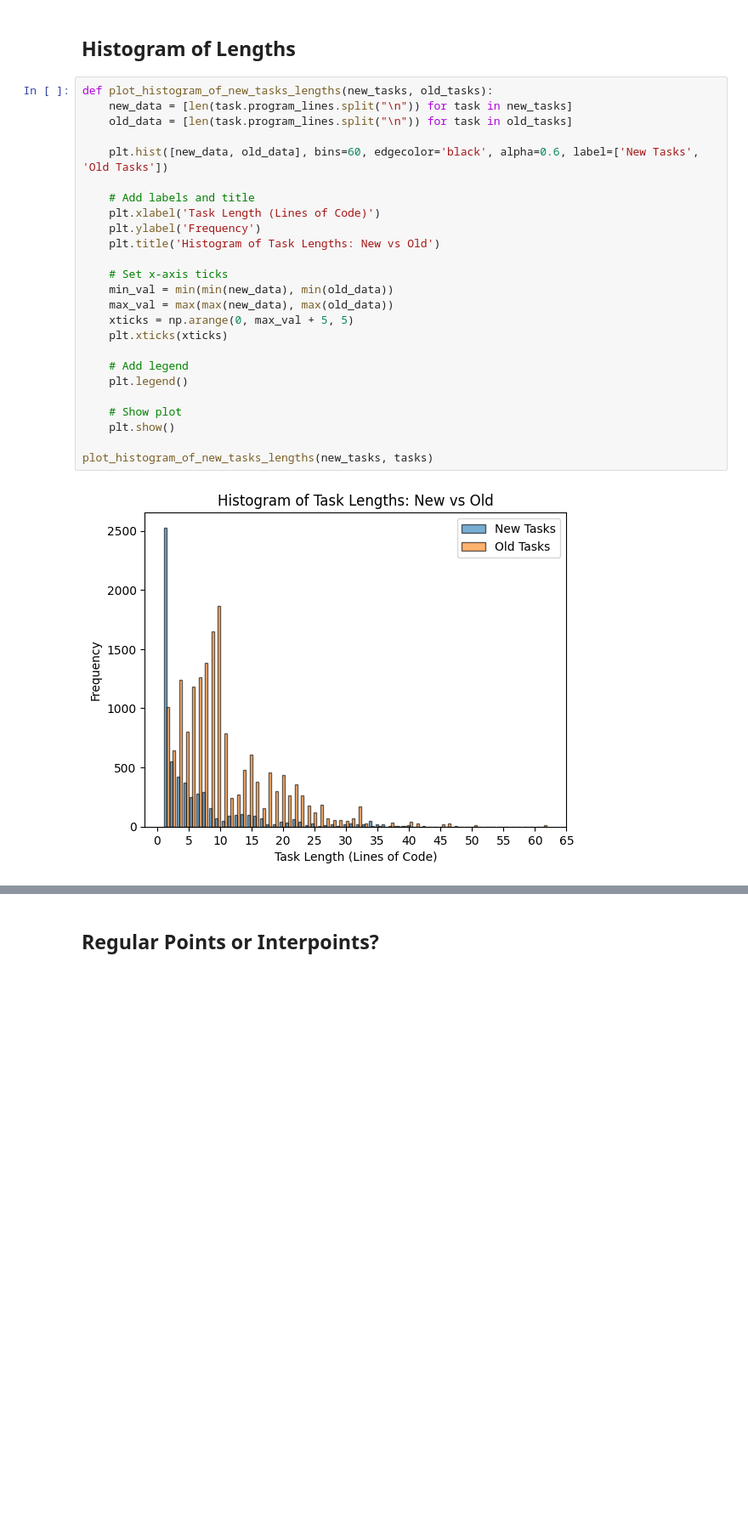
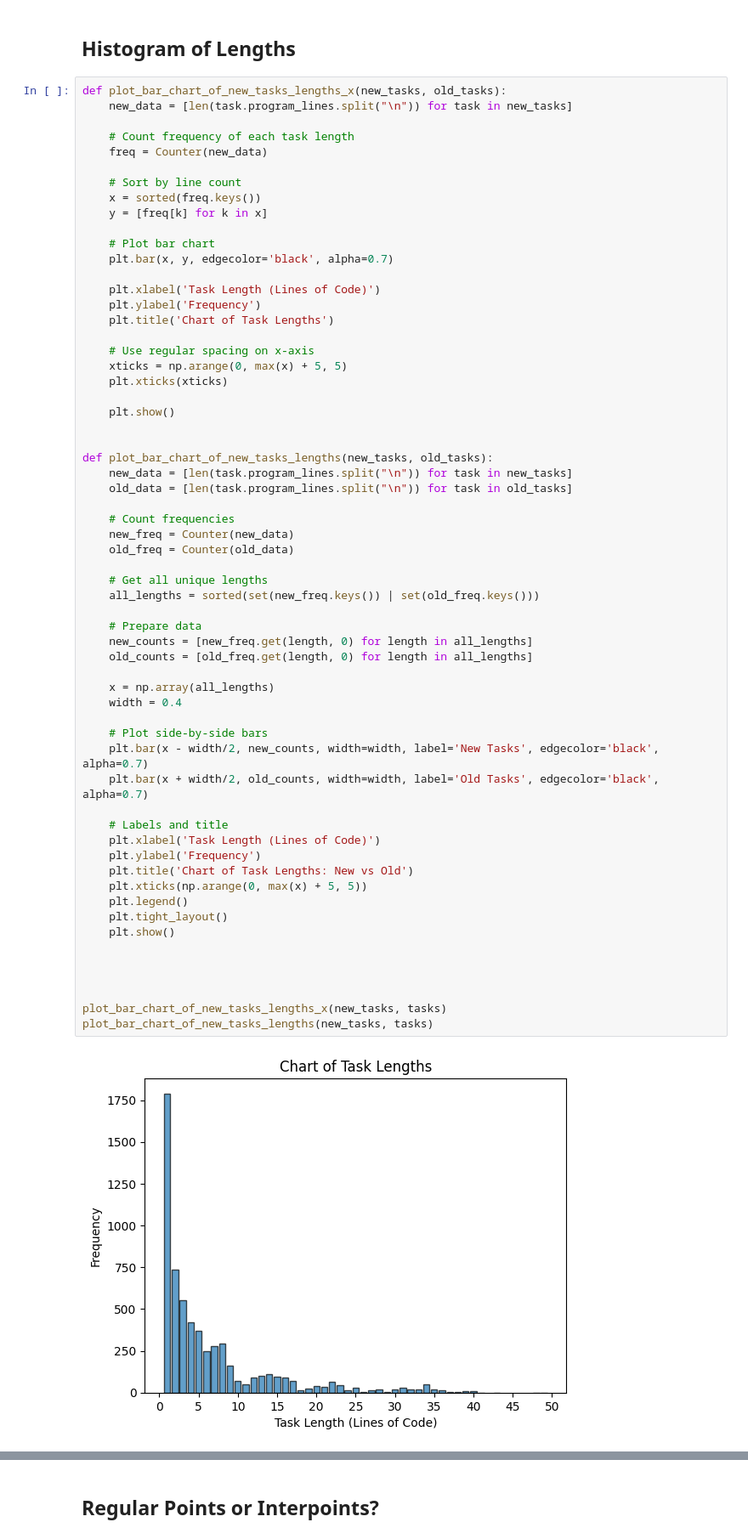
Before and after one commit to MGWSimpson/AlphaARC, a Jupyter notebook: analysis/task_creation.ipynb, the cells around one changed output, grey strips where cells are left out. Shown at 85% size. Drawn from its saved outputs; the diff is of its cells as text; blank space fills up the shorter version.

```diff
--- a/analysis/task_creation.ipynb
+++ b/analysis/task_creation.ipynb
@@ -141,29 +143,65 @@ compute_n_generating_tasks(tasks, new_tasks)
 # %% [markdown]
 ## Histogram of Lengths
 # %%
-def plot_histogram_of_new_tasks_lengths(new_tasks, old_tasks):
+def plot_bar_chart_of_new_tasks_lengths_x(new_tasks, old_tasks):
+    new_data = [len(task.program_lines.split("\n")) for task in new_tasks]
+
+    # Count frequency of each task length
+    freq = Counter(new_data)
+
+    # Sort by line count
+    x = sorted(freq.keys())
+    y = [freq[k] for k in x]
+
+    # Plot bar chart
+    plt.bar(x, y, edgecolor='black', alpha=0.7)
+
+    plt.xlabel('Task Length (Lines of Code)')
+    plt.ylabel('Frequency')
+    plt.title('Chart of Task Lengths')
+
+    # Use regular spacing on x-axis
+    xticks = np.arange(0, max(x) + 5, 5)
+    plt.xticks(xticks)
+
+    plt.show()
+
+
+def plot_bar_chart_of_new_tasks_lengths(new_tasks, old_tasks):
     new_data = [len(task.program_lines.split("\n")) for task in new_tasks]
     old_data = [len(task.program_lines.split("\n")) for task in old_tasks]
 
-    plt.hist([new_data, old_data], bins=60, edgecolor='black', alpha=0.6, label=['New Tasks', 'Old Tasks'])
+    # Count frequencies
+    new_freq = Counter(new_data)
+    old_freq = Counter(old_data)
 
-    # Add labels and title
+    # Get all unique lengths
+    all_lengths = sorted(set(new_freq.keys()) | set(old_freq.keys()))
+
+    # Prepare data
+    new_counts = [new_freq.get(length, 0) for length in all_lengths]
+    old_counts = [old_freq.get(length, 0) for length in all_lengths]
+
+    x = np.array(all_lengths)
+    width = 0.4
+
+    # Plot side-by-side bars
+    plt.bar(x - width/2, new_counts, width=width, label='New Tasks', edgecolor='black', alpha=0.7)
+    plt.bar(x + width/2, old_counts, width=width, label='Old Tasks', edgecolor='black', alpha=0.7)
+
+    # Labels and title
     plt.xlabel('Task Length (Lines of Code)')
     plt.ylabel('Frequency')
-    plt.title('Histogram of Task Lengths: New vs Old')
-
-    # Set x-axis ticks
-    min_val = min(min(new_data), min(old_data))
-    max_val = max(max(new_data), max(old_data))
-    xticks = np.arange(0, max_val + 5, 5)
-    plt.xticks(xticks)
-
-    # Add legend
+    plt.title('Chart of Task Lengths: New vs Old')
+    plt.xticks(np.arange(0, max(x) + 5, 5))
     plt.legend()
-
-    # Show plot
+    plt.tight_layout()
     plt.show()
 
-plot_histogram_of_new_tasks_lengths(new_tasks, tasks)
+
+
+
+plot_bar_chart_of_new_tasks_lengths_x(new_tasks, tasks)
+plot_bar_chart_of_new_tasks_lengths(new_tasks, tasks)
 # %% [output]
-[figure, old version]
+[figure, new version]
```
Also changed, not shown: parts of 2 cells of this notebook, 25 other files.
